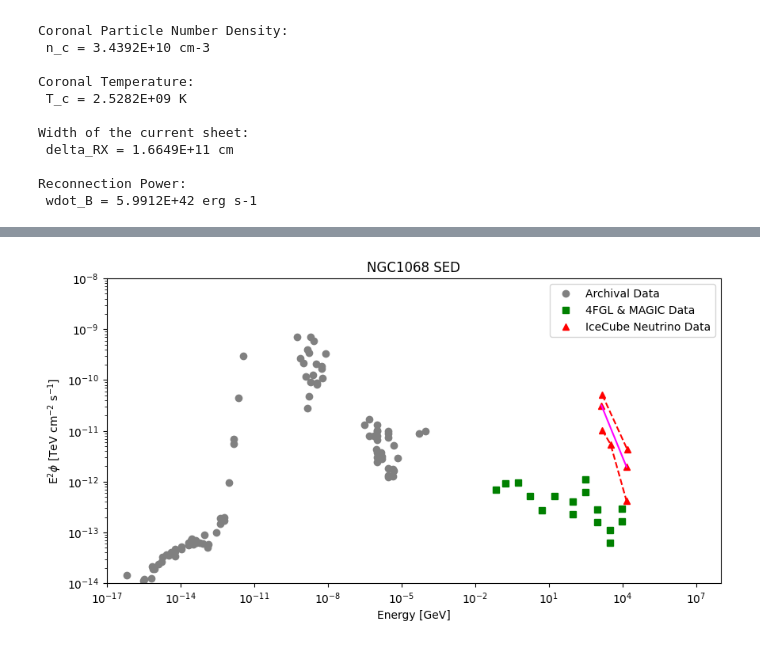
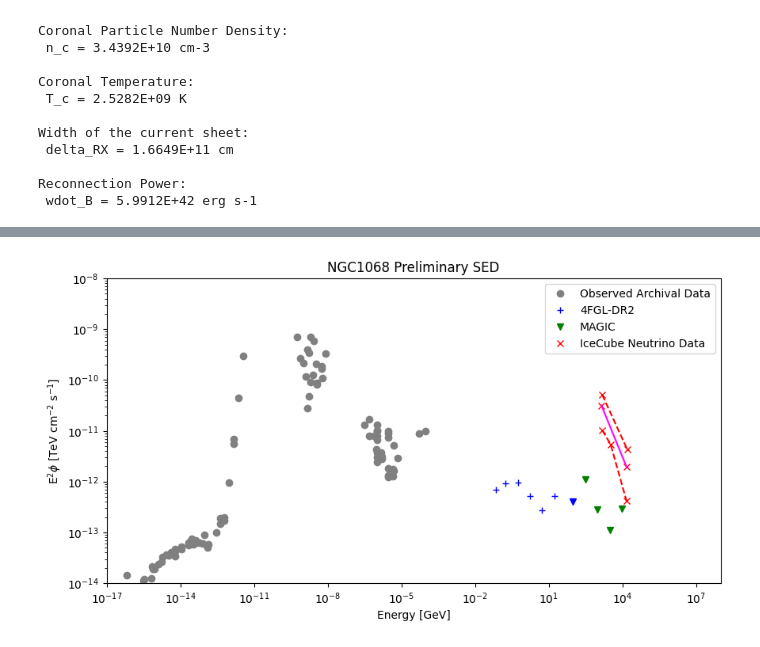
Before and after one commit to luanapassosreis/AGN_Studies, a Jupyter notebook: SED_reconstruction.ipynb, the cells around one changed output, grey strips where cells are left out. Drawn from its saved outputs; the diff is of its cells as text; code cells hidden in the pictures.

```diff
--- a/SED_reconstruction.ipynb
+++ b/SED_reconstruction.ipynb
@@ -50,40 +75,47 @@ Reconnection Power:
+# %%
+# Remove the rows with indices 7, 9, 11, 13, and 15
+indices_to_remove = [7, 9, 11, 13, 15]
+magic_data_cleaned = magic_data.drop(indices_to_remove, axis=0).reset_index(drop=True)
+
+# Use .iloc for positional indexing
+data_4FGL_DR2 = magic_data_cleaned.iloc[:7]  # First 7 points
+data_MAGIC = magic_data_cleaned.iloc[7:]     # Remaining points
 # %%
-import pandas as pd
-import matplotlib.pyplot as plt
-
-# Load the data from the CSV files
-archival_data = pd.read_csv('observed_SED/archival_data.csv', header=None)
-magic_data = pd.read_csv('observed_SED/4FGL_MAGIC_data.csv', header=None)
-icecube_data = pd.read_csv('observed_SED/IceCube_neutrinos_data.csv', header=None)
-
-# Plot the data
 plt.figure(figsize=(10, 5))
 
-# Archival data
-plt.plot(archival_data[0], archival_data[1], 'o', label='Archival Data', color='gray')
+## Archival data
+plt.plot(archival_data[0], archival_data[1], 'o', label='Observed Archival Data', color='gray')
 
-# 4FGL & MAGIC data
-plt.plot(magic_data[0], magic_data[1], 's', label='4FGL & MAGIC Data', color='green')
+## 4FGL & MAGIC data
+# plt.plot(magic_data[0], magic_data[1], 's', label='4FGL & MAGIC Data', color='green')
 
-# IceCube Neutrino data
-plt.plot(icecube_data[0], icecube_data[1], '^', label='IceCube Neutrino Data', color='red')
+## Plot the first 6 points with '+'
+plt.plot(data_4FGL_DR2.iloc[:6, 0], data_4FGL_DR2.iloc[:6, 1], '+', label='4FGL-DR2', color='blue')
+
+## Plot the 7th point with 'v'
+plt.plot(data_4FGL_DR2.iloc[6, 0], data_4FGL_DR2.iloc[6, 1], 'v', color='blue')
+
+## Plot the remaining points with 'v' in a different color
+plt.plot(data_MAGIC.iloc[:, 0], data_MAGIC.iloc[:, 1], 'v', label='MAGIC', color='green')
+
+## IceCube Neutrino data
+plt.plot(icecube_data[0], icecube_data[1], 'x', label='IceCube Neutrino Data', color='red')
 plt.plot(icecube_data[0][0:2], icecube_data[1][0:2], '--', color='red')
 plt.plot(icecube_data[0][2:4], icecube_data[1][2:4], '-', color='magenta')
 plt.plot(icecube_data[0][4:7], icecube_data[1][4:7], '--', color='red')
 
-# Set the scales and labels
 plt.xscale('log')
 plt.yscale('log')
 plt.xlim(1e-17, 1e8)
 plt.ylim(1e-14, 1e-8)
 plt.xlabel('Energy [GeV]')
 plt.ylabel(r'E$^2 \phi$ [TeV cm$^{-2}$ s$^{-1}$]')
-plt.title('NGC1068 SED')
+plt.title('NGC1068 Preliminary SED')
 
-# Add a legend
 plt.legend()
 
-# Show the plot
+plt.savefig('plots/preliminary_SED.png',dpi=300)
+
 plt.show()
 # %% [output]
-[figure, old version]
+[figure, new version]
```
Also changed, not shown: parts of 4 cells of this notebook, 6 other files.
